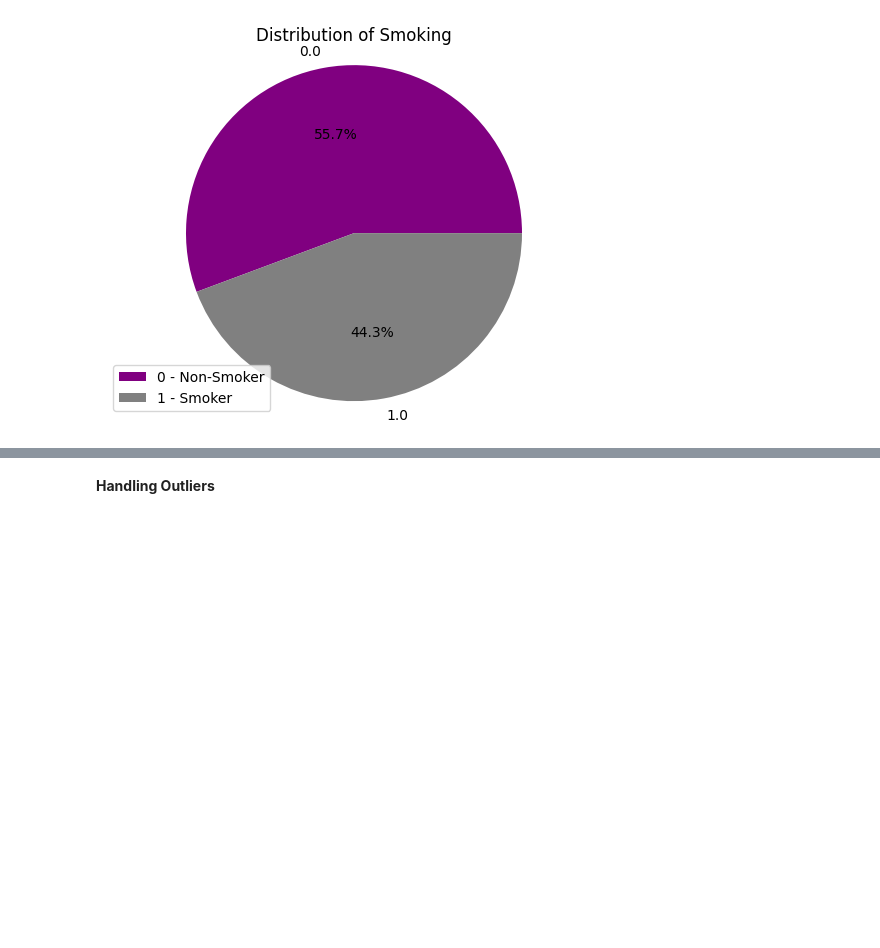
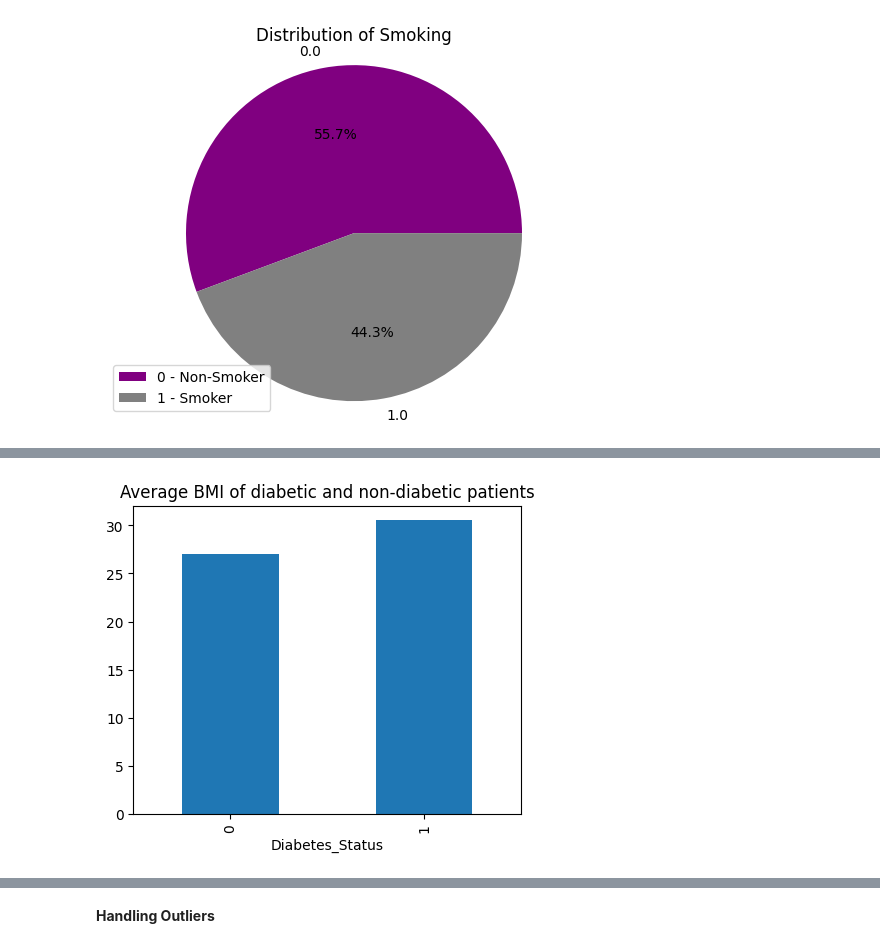
Before and after one commit to GraceOluwafemi/Msc-Project, a Jupyter notebook: project.ipynb, the cells around one changed output, grey strips where cells are left out. Drawn from its saved outputs; the diff is of its cells as text; code cells hidden in the pictures; blank space fills up the shorter version.

```diff
--- a/project.ipynb
+++ b/project.ipynb
@@ -367,0 +372,7 @@ plt.show()
+# %%
+plt.figure(figsize=(5,4))
+data.groupby('Diabetes_Status')['BMI'].mean().plot(kind='bar')
+plt.title('Average BMI of diabetic and non-diabetic patients')
+plt.show()
+# %% [output]
+[figure, added]
```
Also changed, not shown: parts of 24 cells of this notebook.
